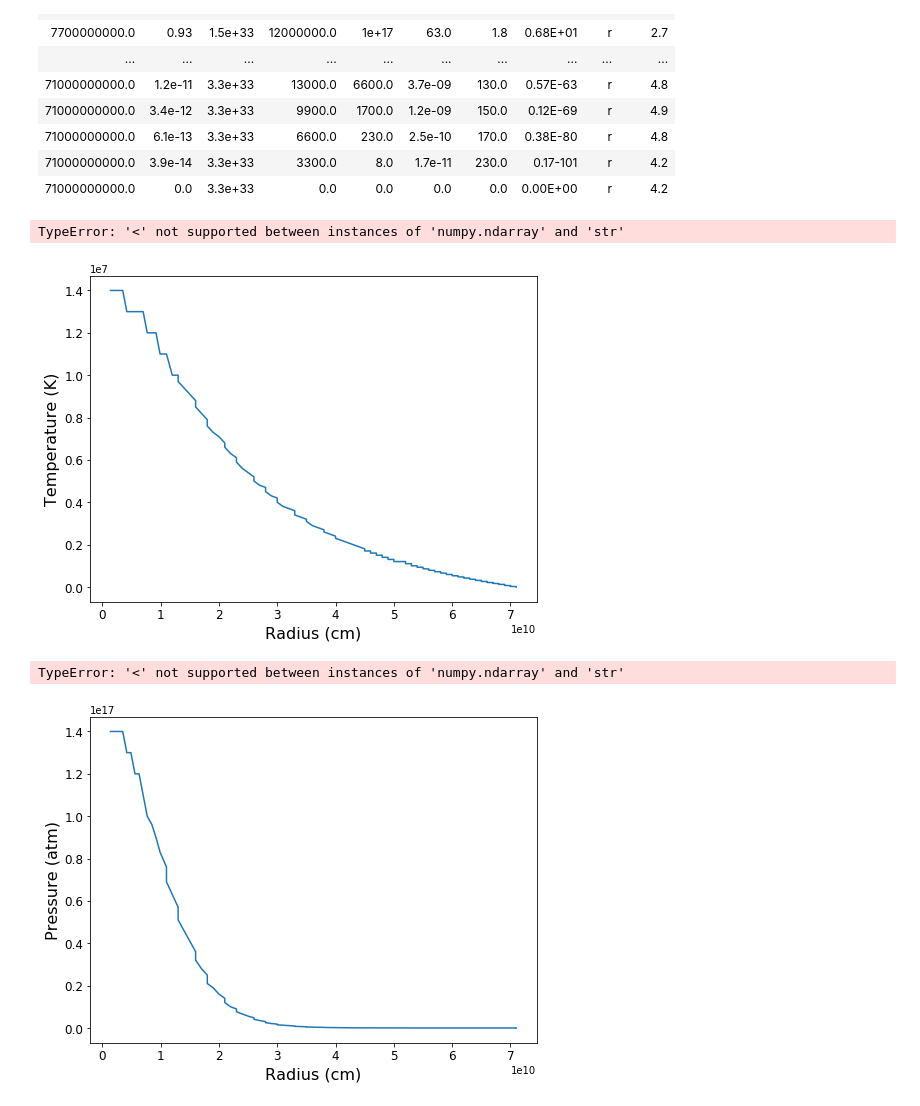
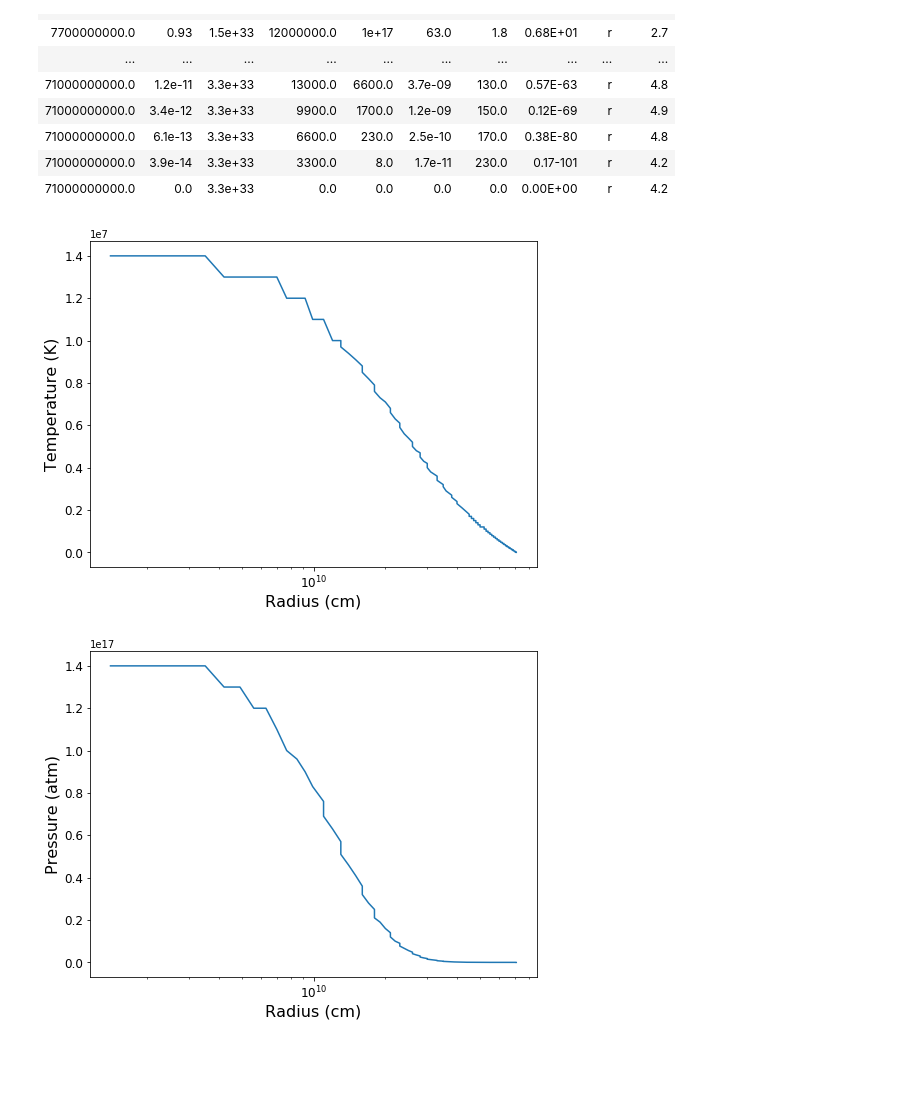
Before and after one commit to jl20agos/UndergradCW, a Jupyter notebook: StellarStructure.ipynb, the cells around one changed output. Drawn from its saved outputs; the diff is of its cells as text; code cells hidden in the pictures; blank space fills up the shorter version.

```diff
--- a/StellarStructure.ipynb
+++ b/StellarStructure.ipynb
@@ -30,16 +30,15 @@ Table length=424
 # %%
 plt.figure(figsize=(8,6))
 plt.plot(star['r'],star['T'],label='Temperature')
 plt.xlabel('Radius (cm)',fontsize=16)
 plt.ylabel('Temperature (K)',fontsize=16)
 plt.xticks(fontsize=12)
 plt.yticks(fontsize=12)
 ax = plt.gca()
-ax.set_xticks('log')
-ax.st
+ax.set_xscale('log')
+#ax.st
 # %% [output]
-TypeError: '<' not supported between instances of 'numpy.ndarray' and 'str'
-[figure, old version]
+[figure, new version]
 # %%
 plt.figure(figsize=(8,6))
 plt.plot(star['r'],star['P'],label='Temperature')
@@ -48,11 +47,10 @@ plt.ylabel('Pressure (atm)',fontsize=16)
 plt.xticks(fontsize=12)
 plt.yticks(fontsize=12)
 ax = plt.gca()
-ax.set_xticks('log')
-ax.st
+ax.set_xscale('log')
+#ax.st
 # %% [output]
-TypeError: '<' not supported between instances of 'numpy.ndarray' and 'str'
-[figure, old version]
+[figure, new version]
 # %%
 plt.figure(figsize=(8,6))
 plt.plot(star['r'],star['rho'],label='Density')
```
Also changed, not shown: parts of 2 cells of this notebook.
